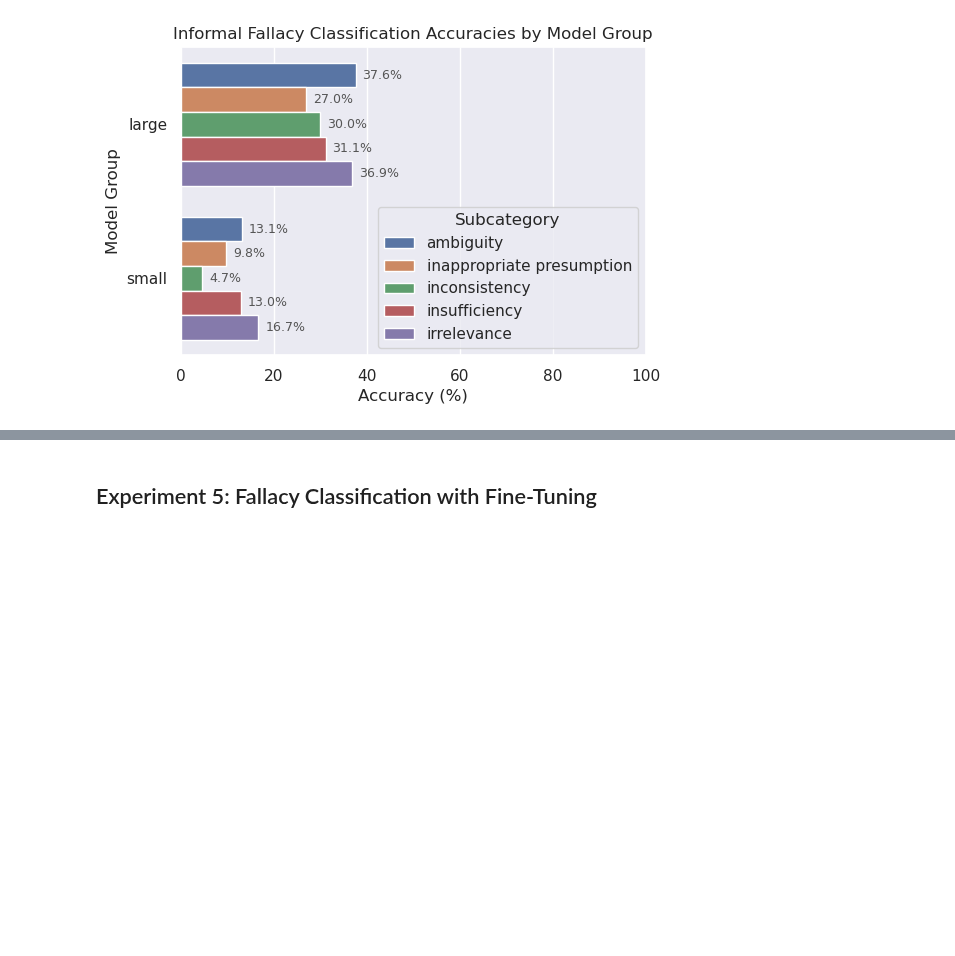
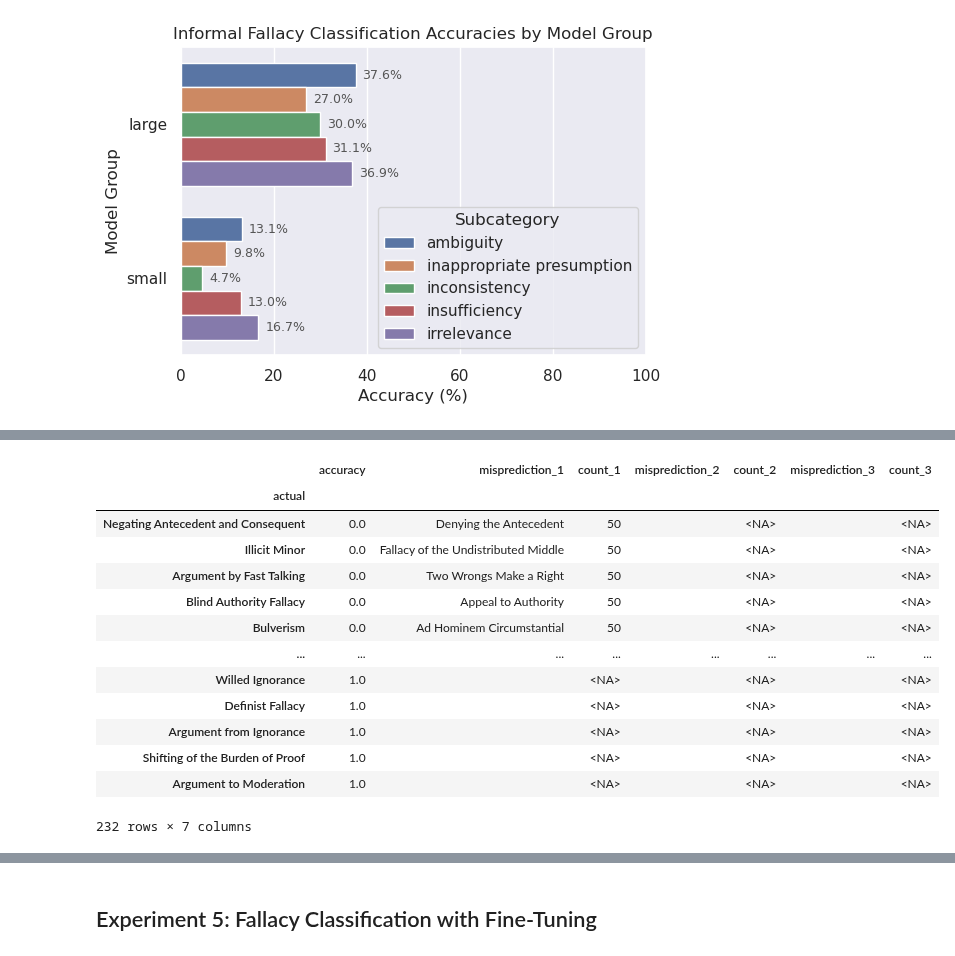
Before and after one commit to aimfeld/fallacy-detection, a Jupyter notebook: fallacy-classification.ipynb, the cells around one changed output, grey strips where cells are left out. Saved outputs shown, nothing was run; the diff lists cells and outputs as text; code cells hidden in the pictures; blank space fills up the shorter version.

```diff
--- a/fallacy-classification.ipynb
+++ b/fallacy-classification.ipynb
@@ -288,0 +309,18 @@ plot_accuracies(
+# %%
+df_mispredictions_large = get_mispredictions(df_confusion_large_e4)
+df_mispredictions_large
+# %% [output]
+|  | accuracy | misprediction_1 | count_1 | misprediction_2 | count_2 | misprediction_3 | count_3 |
+| actual |  |  |  |  |  |  |  |
+| Negating Antecedent and Consequent | 0.0 | Denying the Antecedent | 50 |  | <NA> |  | <NA> |
+| Illicit Minor | 0.0 | Fallacy of the Undistributed Middle | 50 |  | <NA> |  | <NA> |
+| Argument by Fast Talking | 0.0 | Two Wrongs Make a Right | 50 |  | <NA> |  | <NA> |
+| Blind Authority Fallacy | 0.0 | Appeal to Authority | 50 |  | <NA> |  | <NA> |
+| Bulverism | 0.0 | Ad Hominem Circumstantial | 50 |  | <NA> |  | <NA> |
+| ... | ... | ... | ... | ... | ... | ... | ... |
+| Willed Ignorance | 1.0 |  | <NA> |  | <NA> |  | <NA> |
+| Definist Fallacy | 1.0 |  | <NA> |  | <NA> |  | <NA> |
+| Argument from Ignorance | 1.0 |  | <NA> |  | <NA> |  | <NA> |
+| Shifting of the Burden of Proof | 1.0 |  | <NA> |  | <NA> |  | <NA> |
+| Argument to Moderation | 1.0 |  | <NA> |  | <NA> |  | <NA> |
+232 rows × 7 columns
```
Also changed, not shown: parts of 20 cells of this notebook, 5 other files.
